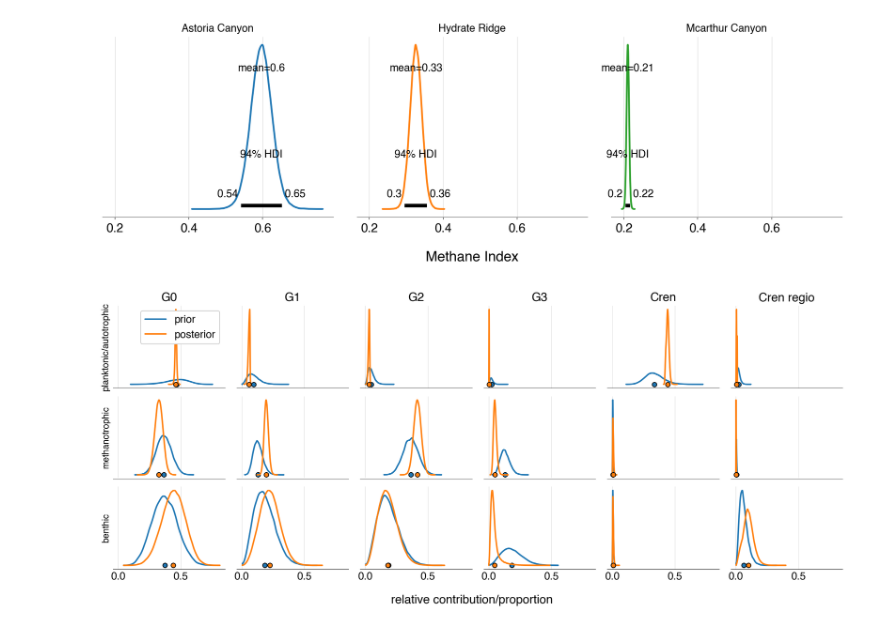
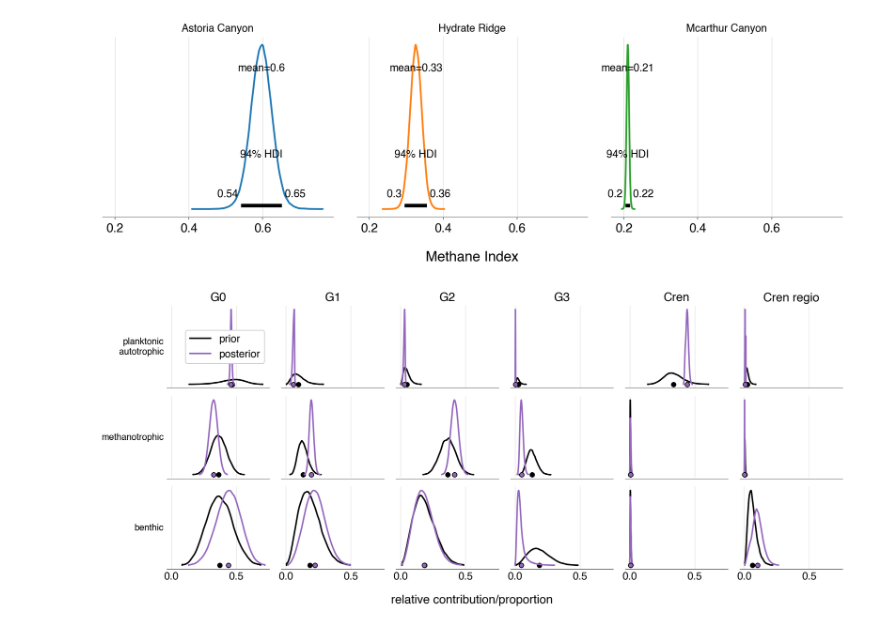
Before and after one commit to katherinekeller/cascadia-margin-lipids, a Jupyter notebook: analysis/model_figures.ipynb, the cells around one changed output. Drawn from its saved outputs; the diff is of its cells as text; code cells hidden in the pictures.

```diff
--- a/analysis/model_figures.ipynb
+++ b/analysis/model_figures.ipynb
@@ -51,19 +74,22 @@ fig.tight_layout()
 # %%
 fig, axs = plt.subplots(3, 6, figsize=(14, 6), sharex=True)
 az.plot_density(
     [prior, post],
     var_names=["X"],
     data_labels=["prior", "posterior"],
-    hdi_prob=1,
+    colors=["k", "C4"],
+    hdi_prob=0.999,
     ax=axs,
 )
 for ax in axs.flatten():
     ax.set_title(None)
 for i, com in enumerate(communities):
-    axs[i, 0].set_ylabel(com, fontsize=12)
+    axs[i, 0].set_ylabel(
+        com.replace("/", "\n"), rotation=0, va="center", ha="right", fontsize=12
+    )
 for j, comp in enumerate(GDGTs):
     axs[0, j].set_title(comp, fontsize=16)
 fig.supxlabel("relative contribution/proportion", fontsize=16)
 fig.tight_layout()
 # %% [output]
-[figure, old version]
+[figure, new version]
```
Also changed, not shown: parts of 7 cells of this notebook, 2 other files.
